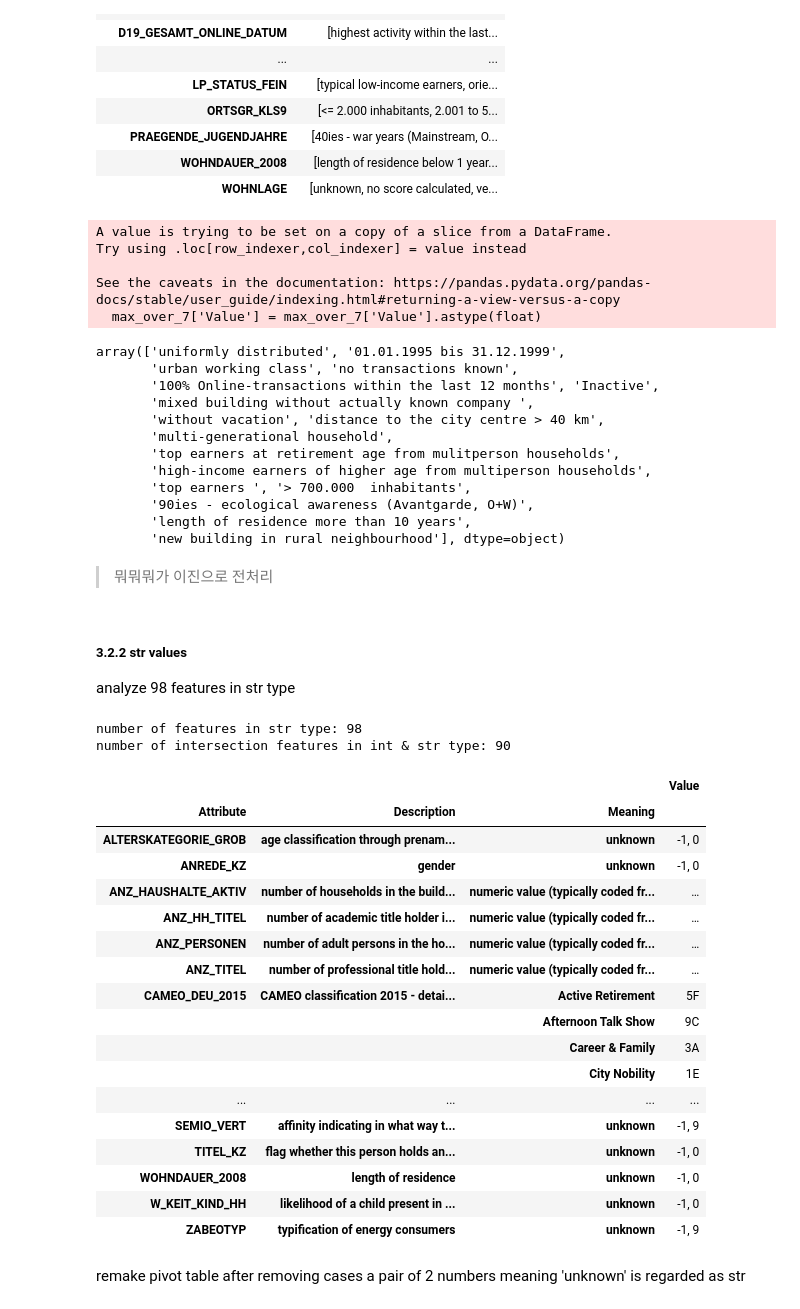
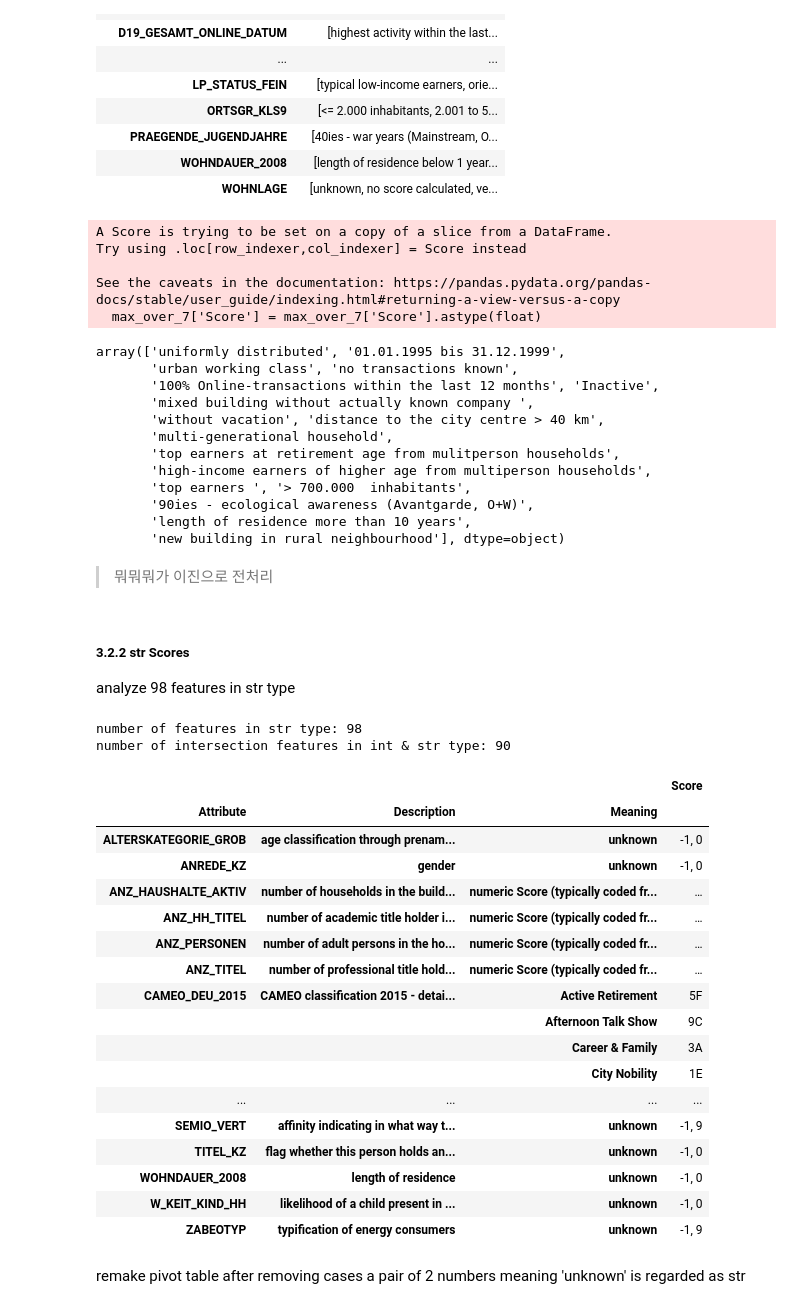
Before and after one commit to jaeyoun-chang/u_city_capstone, a Jupyter notebook: Arvato Project Workbook_230528.ipynb, the cells around one changed output. Drawn from its saved outputs; the diff is of its cells as text; code cells hidden in the pictures.

```diff
--- a/Arvato Project Workbook_230528.ipynb
+++ b/Arvato Project Workbook_230528.ipynb
@@ -282,7 +282,7 @@ load and overview
 '''
 
 attr = pd.read_excel(
-    'DIAS Attributes - Values 2017.xlsx', header=1).iloc[:, 1:]
+    'DIAS Attributes - Scores 2017.xlsx', header=1).iloc[:, 1:]
 attr.name = 'attr'
 
 print (attr.info())
@@ -485,8 +485,8 @@ for i in range(0, 5):
 
         key_1 = list(feature_dict.keys())[i]
         key_2 = list(feature_dict.keys())[j]
-        set_1 = list(feature_dict.values())[i]
-        set_2 = list(feature_dict.values())[j]
+        set_1 = list(feature_dict.Scores())[i]
+        set_2 = list(feature_dict.Scores())[j]
 
         intsec = set_1.intersection(set_2)
         ft_diff = set_1 - set_2
@@ -695,9 +695,9 @@ in_attr = in_attr[(in_attr.Attribute != 'LP_FAMILIE_GROB')
 # %%
 # '''
-# check dtypes of score values of 270 features
+# check dtypes of score Scores of 270 features
 # '''
-in_attr['Value_type'] = in_attr.Value.map(type)
-in_attr.Value_type.value_counts()
+in_attr['Score_type'] = in_attr.Score.map(type)
+in_attr.Score_type.Score_counts()
 # %% [output]
 <class 'int'>    1753
 <class 'str'>     142
@@ -709,8 +709,8 @@ categorize 262 features in int type by their min/max values
 # %%
 '''
-in_attr_num containing int type Value
+in_attr_num containing int type Score
 '''
-in_attr_num = in_attr[in_attr.Value_type == int].copy()
+in_attr_num = in_attr[in_attr.Score_type == int].copy()
 print ('number of features in int type:', in_attr_num.Attribute.nunique(), '\n')
 
 ### 이하 삭제하고 아래 셀과 병합
@@ -843,18 +843,18 @@ view_all(pv_max_over_7)
 | WOHNDAUER_2008 | [length of residence below 1 year... |
 | WOHNLAGE | [unknown, no score calculated, ve... |
 # %%
-# max Value에 상응하는 Meaning 출력
-max_over_7['Value'] = max_over_7['Value'].astype(float)
-# max_over_7['Value'] = pd.to_numeric(max_over_7['Value'], errors='coerce')
-max_over_7_idxmax = max_over_7.groupby('Attribute')['Value'].idxmax()
+# max Score에 상응하는 Meaning 출력
+max_over_7['Score'] = max_over_7['Score'].astype(float)
+# max_over_7['Score'] = pd.to_numeric(max_over_7['Score'], errors='coerce')
+max_over_7_idxmax = max_over_7.groupby('Attribute')['Score'].idxmax()
 
 max_over_7.loc[max_over_7_idxmax, 'Meaning'].unique()
 # %% [output]
-A value is trying to be set on a copy of a slice from a DataFrame.
-Try using .loc[row_indexer,col_indexer] = value instead
+A Score is trying to be set on a copy of a slice from a DataFrame.
+Try using .loc[row_indexer,col_indexer] = Score instead
 
 See the caveats in the documentation: https://pandas.pydata.org/pandas-docs/stable/user_guide/indexing.html#returning-a-view-versus-a-copy
-  max_over_7['Value'] = max_over_7['Value'].astype(float)
+  max_over_7['Score'] = max_over_7['Score'].astype(float)
 array(['uniformly distributed', '01.01.1995 bis 31.12.1999',
        'urban working class', 'no transactions known',
        '100% Online-transactions within the last 12 months', 'Inactive',
@@ -887,34 +887,34 @@ array(['uniformly distributed', '01.01.1995 bis 31.12.1999',
 # %% [markdown]
 > 뭐뭐뭐가 이진으로 전처리
 # %% [markdown]
-##### 3.2.2 str values
+##### 3.2.2 str Scores
 
 analyze 98 features in str type
 # %%
-in_attr_str = in_attr[in_attr.Value_type == str].copy()
+in_attr_str = in_attr[in_attr.Score_type == str].copy()
 print ('number of features in str type:', in_attr_str.Attribute.nunique())
 print ('number of intersection features in int & str type:',
        len(set(in_attr_str.Attribute.unique()).intersection(set(in_attr_num.Attribute.unique()))), '\n')
 
 pv_attr_str = pd.pivot_table(
     in_attr_str,
     index = ['Attribute', 'Description', 'Meaning'],
-    values = 'Value',
+    Scores = 'Score',
     aggfunc = lambda x: x)
 
 pv_attr_str.head(10)
 view_all(pv_attr_str)
 # %% [output]
 number of features in str type: 98
 number of intersection features in int & str type: 90
-|  |  |  | Value |
+|  |  |  | Score |
 | Attribute | Description | Meaning |  |
 | ALTERSKATEGORIE_GROB | age classification through prenam... | unknown | -1, 0 |
 | ANREDE_KZ | gender | unknown | -1, 0 |
-| ANZ_HAUSHALTE_AKTIV | number of households in the build... | numeric value (typically coded fr... | … |
-| ANZ_HH_TITEL | number of academic title holder i... | numeric value (typically coded fr... | … |
-| ANZ_PERSONEN | number of adult persons in the ho... | numeric value (typically coded fr... | … |
-| ANZ_TITEL | number of professional title hold... | numeric value (typically coded fr... | … |
+| ANZ_HAUSHALTE_AKTIV | number of households in the build... | numeric Score (typically coded fr... | … |
+| ANZ_HH_TITEL | number of academic title holder i... | numeric Score (typically coded fr... | … |
+| ANZ_PERSONEN | number of adult persons in the ho... | numeric Score (typically coded fr... | … |
+| ANZ_TITEL | number of professional title hold... | numeric Score (typically coded fr... | … |
 | CAMEO_DEU_2015 | CAMEO classification 2015 - detai... | Active Retirement | 5F |
 |  |  | Afternoon Talk Show | 9C |
 |  |  | Career & Family | 3A |
```
Also changed, not shown: parts of 90 cells of this notebook, 2 other files.
